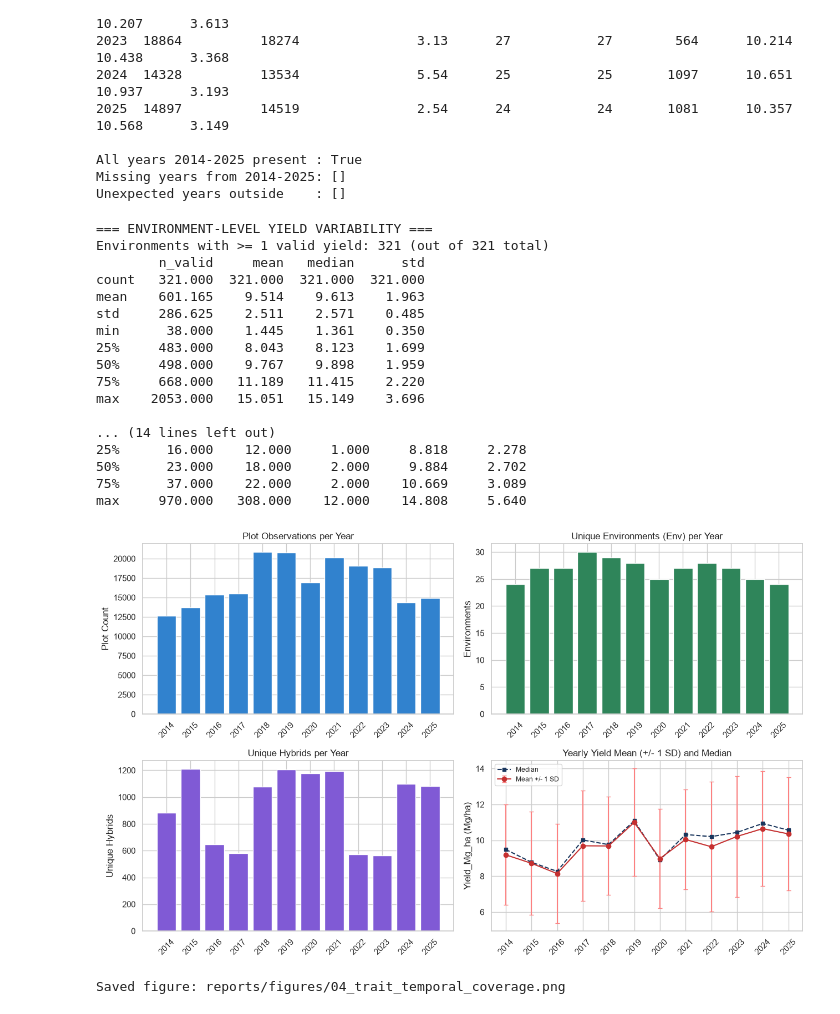
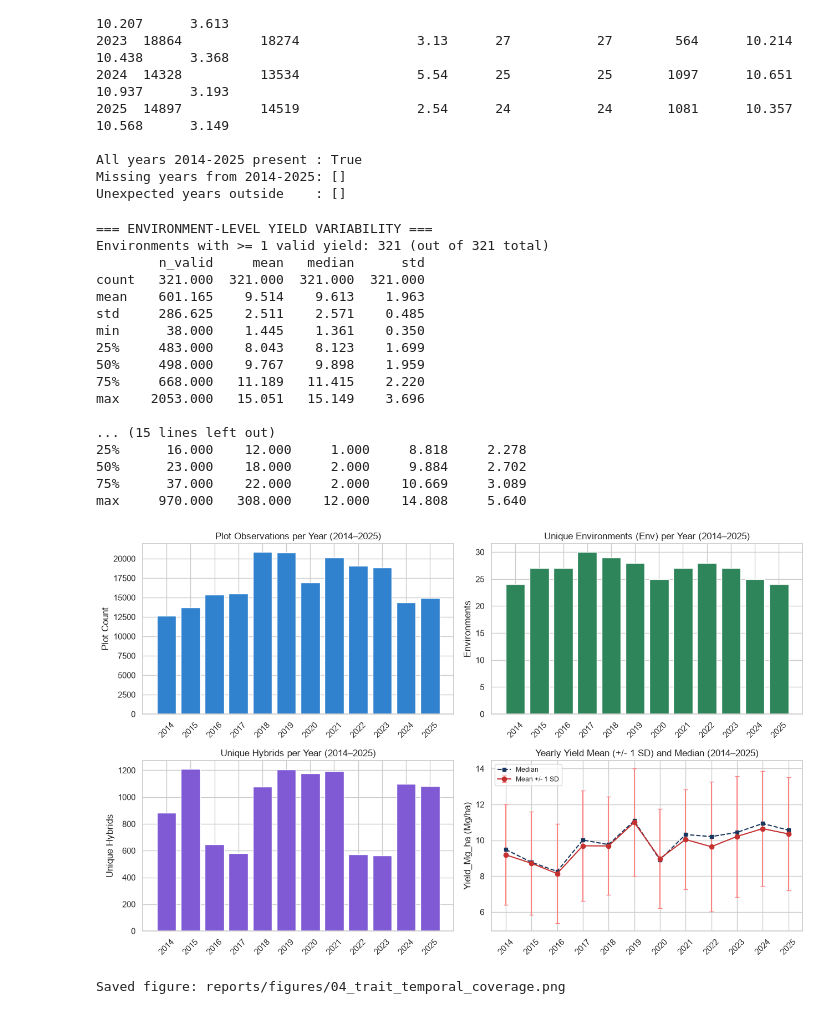
Before and after one commit to piyush99755/g2f-maize-yield-prediction-2026, a Jupyter notebook: notebooks/01_trait_data_eda.ipynb, the cells around one changed output. Cells and saved outputs as stored; diff of their text form; code cells hidden in the pictures.

```diff
--- a/notebooks/01_trait_data_eda.ipynb
+++ b/notebooks/01_trait_data_eda.ipynb
@@ -374,13 +375,16 @@ Saved figure: reports/figures/01_trait_missing_values.png
 - **Quartiles & IQR ($Q_3 - Q_1$):** The $1.5 \times \text{IQR}$ rule flags statistical tail observations (`< Q1 - 1.5*IQR` or `> Q3 + 1.5*IQR`). In agronomy, low yields frequently reflect genuine drought, flooding, disease, or lodging rather than data corruption, so flagged points are **documented, never automatically discarded**.
 - **Percentiles (1st, 5th, 95th, 99th):** Quantify realistic empirical bounds for prediction sanity checks.
 # %%
-# Verify numeric parsing explicitly (check for any non-numeric strings if raw column were object)
+# Verify numeric parsing and finite bounds explicitly (NaN, non-numeric, +inf, -inf)
 raw_yield = df["Yield_Mg_ha"]
 numeric_yield = pd.to_numeric(raw_yield, errors="coerce")
 n_total = len(raw_yield)
 n_missing_na = int(raw_yield.isna().sum())
 n_non_numeric = int((raw_yield.notna() & numeric_yield.isna()).sum())
-y = numeric_yield.dropna()
+n_pos_inf = int(np.isposinf(numeric_yield).sum())
+n_neg_inf = int(np.isneginf(numeric_yield).sum())
+finite_mask = np.isfinite(numeric_yield)
+y = numeric_yield[finite_mask]
 
 q01, q05, q25, q50, q75, q95, q99 = np.percentile(y, [1, 5, 25, 50, 75, 95, 99])
 iqr = q75 - q25
@@ -395,9 +399,11 @@ n_total_outliers = n_low_outliers + n_high_outliers
 
 target_stats = {
     "total_rows": n_total,
-    "valid_numerical_observations": int(len(y)),
+    "valid_finite_numerical_obs": int(len(y)),
     "missing_observations_NaN": n_missing_na,
     "non_numeric_observations": n_non_numeric,
+    "positive_infinity_values": n_pos_inf,
+    "negative_infinity_values": n_neg_inf,
     "min": float(y.min()),
     "max": float(y.max()),
     "mean": float(y.mean()),
@@ -424,7 +430,7 @@ target_stats = {
     "iqr_total_outliers_pct": float(n_total_outliers / len(y) * 100),
 }
 
-print("=== TARGET VARIABLE SUMMARY: Yield_Mg_ha ===")
+print("=== TARGET VARIABLE SUMMARY: Yield_Mg_ha (FINITE NUMERICAL OBSERVATIONS) ===")
 for k, v in target_stats.items():
     if isinstance(v, float):
         print(f"  {k:<30}: {v:.4f}")
@@ -657,17 +663,18 @@ The competition requires forecasting **future 2026** hybrid–environment combin
 # %%
-# Per-year comprehensive table (2014-2025)
+# Per-year comprehensive table (using finite numerical target observations)
+df_finite_flag = df.assign(_finite_yield=np.where(finite_mask, numeric_yield, np.nan))
 yearly_summary = (
-    df.groupby("Year")
+    df_finite_flag.groupby("Year")
     .agg(
-        n_obs=("Yield_Mg_ha", "size"),
-        valid_yield_n=("Yield_Mg_ha", "count"),
-        missing_yield_n=("Yield_Mg_ha", lambda s: int(s.isna().sum())),
+        n_obs=("_finite_yield", "size"),
+        valid_yield_n=("_finite_yield", "count"),
+        missing_yield_n=("_finite_yield", lambda s: int(s.isna().sum())),
         n_envs=("Env", "nunique"),
         n_locations=("Field_Location", "nunique"),
         n_hybrids=("Hybrid", "nunique"),
-        yield_mean=("Yield_Mg_ha", "mean"),
-        yield_median=("Yield_Mg_ha", "median"),
-        yield_std=("Yield_Mg_ha", "std"),
+        yield_mean=("_finite_yield", "mean"),
+        yield_median=("_finite_yield", "median"),
+        yield_std=("_finite_yield", "std"),
     )
     .assign(missing_yield_pct=lambda d: (d["missing_yield_n"] / d["n_obs"] * 100).round(2))
 )
@@ -676,7 +683,8 @@ cols_order = [
     "n_obs", "valid_yield_n", "missing_yield_pct", "n_envs", "n_locations",
     "n_hybrids", "yield_mean", "yield_median", "yield_std"
 ]
-print("=== TEMPORAL COVERAGE & YIELD SUMMARY BY YEAR (2014-2025) ===")
+yr_min, yr_max = int(yearly_summary.index.min()), int(yearly_summary.index.max())
+print(f"=== TEMPORAL COVERAGE & YIELD SUMMARY BY YEAR ({yr_min}-{yr_max}) ===")
 print(yearly_summary[cols_order].round(3).to_string())
 
 expected_years = set(range(2014, 2026))
@@ -705,8 +713,8 @@ All years 2014-2025 present : True
 Missing years from 2014-2025: []
 Unexpected years outside    : []
 # %%
-# Yield variability across environments and hybrids (valid yield rows only)
-valid_df = df.dropna(subset=["Yield_Mg_ha"])
+# Yield variability across environments and hybrids (finite valid yield rows only)
+valid_df = df.loc[finite_mask]
 
 env_yield = valid_df.groupby("Env")["Yield_Mg_ha"].agg(
     n_valid="count", mean="mean", median="median", std="std"
@@ -720,21 +728,26 @@ hyb_meta = valid_df.groupby("Hybrid").agg(
     std=("Yield_Mg_ha", "std"),
 )
 
-# Variance decomposition: Total Variance = Between-Env Variance + Within-Env Variance (law of total variance)
+# Plot-weighted variance decomposition (Law of Total Variance across all valid plots):
+# Total Variance = Plot-Weighted Between-Environment Variance + Plot-Weighted Within-Environment Variance.
+# Note: Within-environment variance combines genetic effects, GxE, field spatial variation, and residual noise.
 grand_mean = valid_df["Yield_Mg_ha"].mean()
 total_var = float(valid_df["Yield_Mg_ha"].var(ddof=0))
 env_means_mapped = valid_df["Env"].map(env_yield["mean"])
 between_env_var = float(((env_means_mapped - grand_mean) ** 2).mean())
 within_env_var = float(((valid_df["Yield_Mg_ha"] - env_means_mapped) ** 2).mean())
+between_env_pct = between_env_var / total_var * 100
+within_env_pct = within_env_var / total_var * 100
 
 print("=== ENVIRONMENT-LEVEL YIELD VARIABILITY ===")
 print(f"Environments with >= 1 valid yield: {len(env_yield):,} (out of {df['Env'].nunique():,} total)")
 print(env_yield[["n_valid", "mean", "median", "std"]].describe().round(3).to_string())
 
-print("\n=== VARIANCE DECOMPOSITION (PLOT-LEVEL Yield_Mg_ha) ===")
-print(f"Total variance              : {total_var:.4f}")
-print(f"Between-environment variance: {between_env_var:.4f} ({between_env_var / total_var * 100:.2f}%)")
-print(f"Within-environment variance : {within_env_var:.4f} ({within_env_var / total_var * 100:.2f}%)")
+print("\n=== PLOT-WEIGHTED VARIANCE DECOMPOSITION (Yield_Mg_ha, FINITE PLOTS) ===")
+print(f"Total plot-level variance                  : {total_var:.4f}")
+print(f"Plot-weighted between-environment variance : {between_env_var:.4f} ({between_env_pct:.2f}%)")
+print(f"Plot-weighted within-environment variance  : {within_env_var:.4f} ({within_env_pct:.2f}%)")
+print("Note: Within-environment variation includes genetic effects, GxE, spatial field variation, and plot noise.")
 
 print("\n=== HYBRID-LEVEL YIELD VARIABILITY ===")
 print(f"Hybrids with >= 1 valid yield : {len(hyb_meta):,} (out of {df['Hybrid'].nunique():,} total)")
@@ -754,7 +767,7 @@ min      38.000    1.445    1.361    0.350
 75%     668.000   11.189   11.415    2.220
 max    2053.000   15.051   15.149    3.696
 
-... (14 lines left out)
+... (15 lines left out)
 25%      16.000    12.000     1.000     8.818     2.278
 50%      23.000    18.000     2.000     9.884     2.702
 75%      37.000    22.000     2.000    10.669     3.089
@@ -765,48 +778,48 @@ fig, axes = plt.subplots(2, 2, figsize=(13, 8))
 yrs = yearly_summary.index.values
 
 axes[0, 0].bar(yrs, yearly_summary["n_obs"], color="#3182ce", edgecolor="white")
-axes[0, 0].set_title("Plot Observations per Year")
+axes[0, 0].set_title(f"Plot Observations per Year ({yr_min}–{yr_max})")
 axes[0, 0].set_ylabel("Plot Count")
 axes[0, 0].set_xticks(yrs)
 axes[0, 0].tick_params(axis="x", rotation=45)
 
 axes[0, 1].bar(yrs, yearly_summary["n_envs"], color="#2f855a", edgecolor="white")
-axes[0, 1].set_title("Unique Environments (Env) per Year")
+axes[0, 1].set_title(f"Unique Environments (Env) per Year ({yr_min}–{yr_max})")
 axes[0, 1].set_ylabel("Environments")
 axes[0, 1].set_xticks(yrs)
 axes[0, 1].tick_params(axis="x", rotation=45)
 
 axes[1, 0].bar(yrs, yearly_summary["n_hybrids"], color="#805ad5", edgecolor="white")
-axes[1, 0].set_title("Unique Hybrids per Year")
+axes[1, 0].set_title(f"Unique Hybrids per Year ({yr_min}–{yr_max})")
 axes[1, 0].set_ylabel("Unique Hybrids")
 axes[1, 0].set_xticks(yrs)
 axes[1, 0].tick_params(axis="x", rotation=45)
 
 axes[1, 1].errorbar(
     yrs,
     yearly_summary["yield_mean"],
     yerr=yearly_summary["yield_std"],
     fmt="-o",
     color="#c53030",
     ecolor="#fc8181",
     capsize=3,
     label="Mean +/- 1 SD",
 )
 axes[1, 1].plot(yrs, yearly_summary["yield_median"], "--s", color="#1a365d", markersize=4, label="Median")
-axes[1, 1].set_title("Yearly Yield Mean (+/- 1 SD) and Median")
+axes[1, 1].set_title(f"Yearly Yield Mean (+/- 1 SD) and Median ({yr_min}–{yr_max})")
 axes[1, 1].set_ylabel("Yield_Mg_ha (Mg/ha)")
 axes[1, 1].set_xticks(yrs)
 axes[1, 1].tick_params(axis="x", rotation=45)
 axes[1, 1].legend(frameon=True, fontsize=8.5)
 
 plt.tight_layout()
 fig_path_4 = FIGURES_DIR / "04_trait_temporal_coverage.png"
 fig.savefig(fig_path_4, dpi=150, bbox_inches="tight")
 plt.show()
 plt.close(fig)
 print(f"Saved figure: {fig_path_4.relative_to(PROJECT_ROOT).as_posix()}")
 # %% [output]
-[figure, old version]
+[figure, new version]
 Saved figure: reports/figures/04_trait_temporal_coverage.png
 # %%
 # Environment-level and hybrid-level yield variability visualization
```
Also changed, not shown: parts of 13 cells of this notebook, 6 other files.
